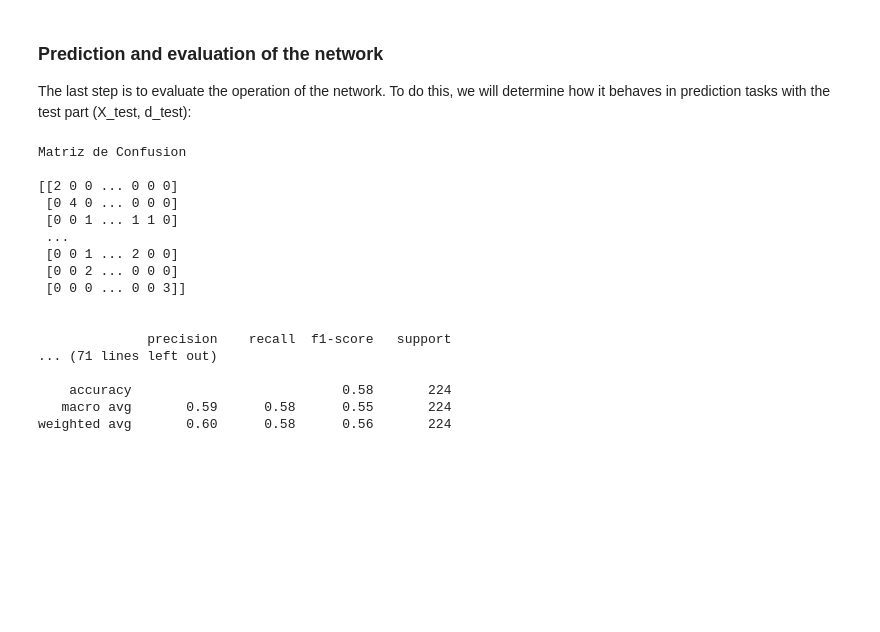
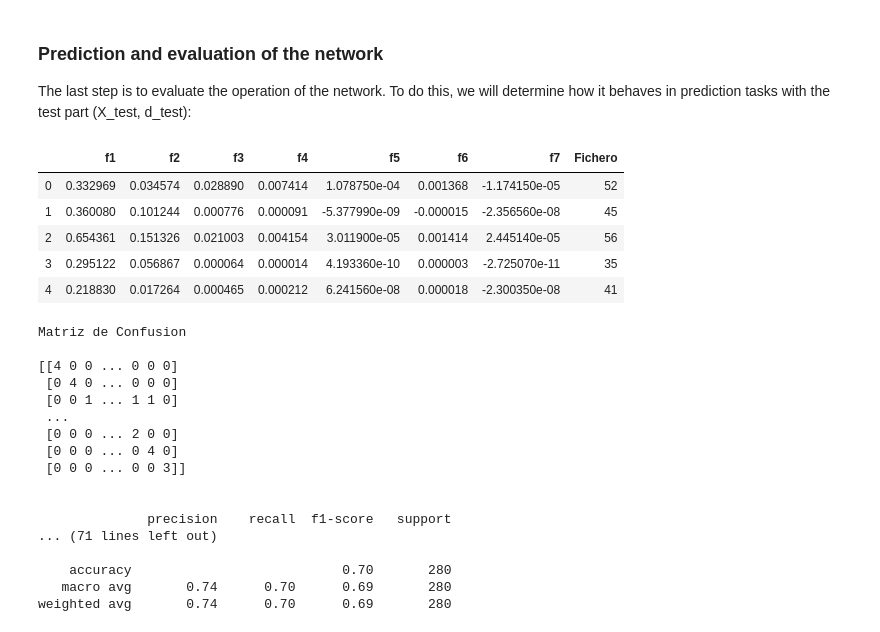
Before and after one commit to Sanix9/Reconocimiento_Imagenes_ANN, a Jupyter notebook: Clasificacion de imagenes.ipynb, the cells around one changed output. Drawn from its saved outputs; the diff is of its cells as text; code cells hidden in the pictures; blank space fills up the shorter version.

```diff
--- a/Clasificacion de imagenes.ipynb
+++ b/Clasificacion de imagenes.ipynb
@@ -43,7 +43,7 @@ import pandas as pd
 import numpy as np
 
 %matplotlib inline
-datos = pd.read_csv('corpus/datos.csv', sep=";")
+datos = pd.read_csv('corpus/train/datos.csv', sep=";")
 datos.head()
 # %% [output]
 |  | f1 | f2 | f3 | f4 | f5 | f6 | f7 | Fichero |
@@ -153,7 +153,7 @@ d=datos['Fichero']
 X.head()
 d.head()
 
-X_train, X_test, d_train, d_test = train_test_split(X,d,train_size=0.80,random_state=0,stratify=d)
+X_train, X_test, d_train, d_test = train_test_split(X,d,train_size=0.9,random_state=0,stratify=d)
 
 # We perform OneHotEncoding to have 70 outputs instead of 1 and then perform a dataframe with pandas
 dat_dict=datos.T.to_dict().values()
@@ -224,6 +224,33 @@ MLPClassifier(activation='tanh', alpha=0.0001, batch_size='auto', beta_1=0.9,
 ### Prediction and evaluation of the network
 
 The last step is to evaluate the operation of the network. To do this, we will determine how it behaves in prediction tasks with the test part (X_test, d_test):
+# %%
+datos_test = pd.read_csv('corpus/test/datos_test.csv', sep=";")
+datos_test['Fichero'] = datos_test['Fichero'].str.split('/').str[1]
+datos_test['Fichero'] = datos_test['Fichero'].str.split('-').str[0]
+
+datos_test['Fichero']=datos_test['Fichero'].map({'apple':0, 'device8':1, 'device9':2, 'Misk':3, 'device1':4, 'carriage':5,
+                                       'device3':6, 'fly':7, 'cup':8, 'car':9, 'camel':10, 'Bone':11, 'turtle':12,
+                                       'bat':13, 'cellular_phone':14, 'pocket':15, 'device4':16, 'teddy':17, 'frog':18,
+                                       'lizzard':19, 'cattle':20, 'spoon':21, 'guitar':22, 'fountain':23, 'octopus':24,
+                                       'bird':25, 'ray':26, 'spring':27, 'chopper':28, 'horse':29, 'dog':30, 'hat':31,
+                                       'personal_car':32, 'butterfly':33, 'device5':34, 'brick':35, 'device0':36, 'key':37,
+                                       'crown':38, 'fish':39, 'shoe':40, 'Comma':41, 'fork':42, 'HCircle':43, 'device7':44,
+                                       'lmfish':45, 'watch':46, 'beetle':47, 'bell':48, 'rat':49, 'elephant':50, 'deer':51,
+                                       'hammer':52, 'jar':53, 'Heart':54, 'flatfish':55, 'sea_snake':56, 'horseshoe':57,
+                                       'Glas':58, 'tree':59, 'stef':60, 'truck':61, 'children':62, 'face':63, 'bottle':64,
+                                       'pencil':65, 'chicken':66, 'device2':67, 'device6':68, 'classic':69})
+X_test=datos_test.drop('Fichero',axis=1)
+d_test=datos_test['Fichero']
+X_test=scaler.transform(X_test)
+datos_test.head()
+# %% [output]
+|  | f1 | f2 | f3 | f4 | f5 | f6 | f7 | Fichero |
+| 0 | 0.332969 | 0.034574 | 0.028890 | 0.007414 | 1.078750e-04 | 0.001368 | -1.174150e-05 | 52 |
+| 1 | 0.360080 | 0.101244 | 0.000776 | 0.000091 | -5.377990e-09 | -0.000015 | -2.356560e-08 | 45 |
+| 2 | 0.654361 | 0.151326 | 0.021003 | 0.004154 | 3.011900e-05 | 0.001414 | 2.445140e-05 | 56 |
+| 3 | 0.295122 | 0.056867 | 0.000064 | 0.000014 | 4.193360e-10 | 0.000003 | -2.725070e-11 | 35 |
+| 4 | 0.218830 | 0.017264 | 0.000465 | 0.000212 | 6.241560e-08 | 0.000018 | -2.300350e-08 | 41 |
 # %%
 from sklearn.metrics import classification_report, confusion_matrix
 
@@ -238,18 +265,18 @@ print(classification_report(d_test, prediccion))
 # %% [output]
 Matriz de Confusion
 
-[[2 0 0 ... 0 0 0]
+[[4 0 0 ... 0 0 0]
  [0 4 0 ... 0 0 0]
  [0 0 1 ... 1 1 0]
  ...
- [0 0 1 ... 2 0 0]
- [0 0 2 ... 0 0 0]
+ [0 0 0 ... 2 0 0]
+ [0 0 0 ... 0 4 0]
  [0 0 0 ... 0 0 3]]
 
 
               precision    recall  f1-score   support
 ... (71 lines left out)
 
-    accuracy                           0.58       224
-   macro avg       0.59      0.58      0.55       224
-weighted avg       0.60      0.58      0.56       224
+    accuracy                           0.70       280
+   macro avg       0.74      0.70      0.69       280
+weighted avg       0.74      0.70      0.69       280
```
Also changed, not shown: parts of 1 cell of this notebook, 2 other files.
